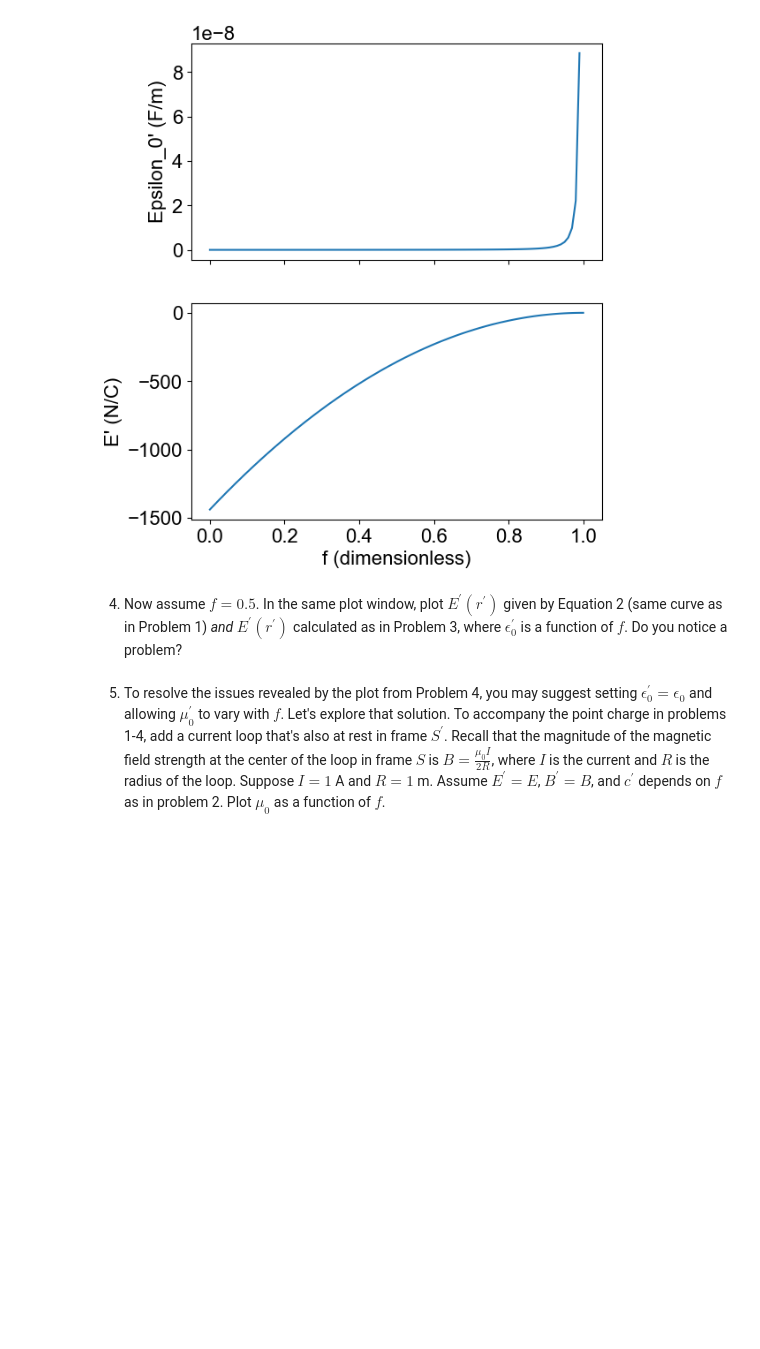
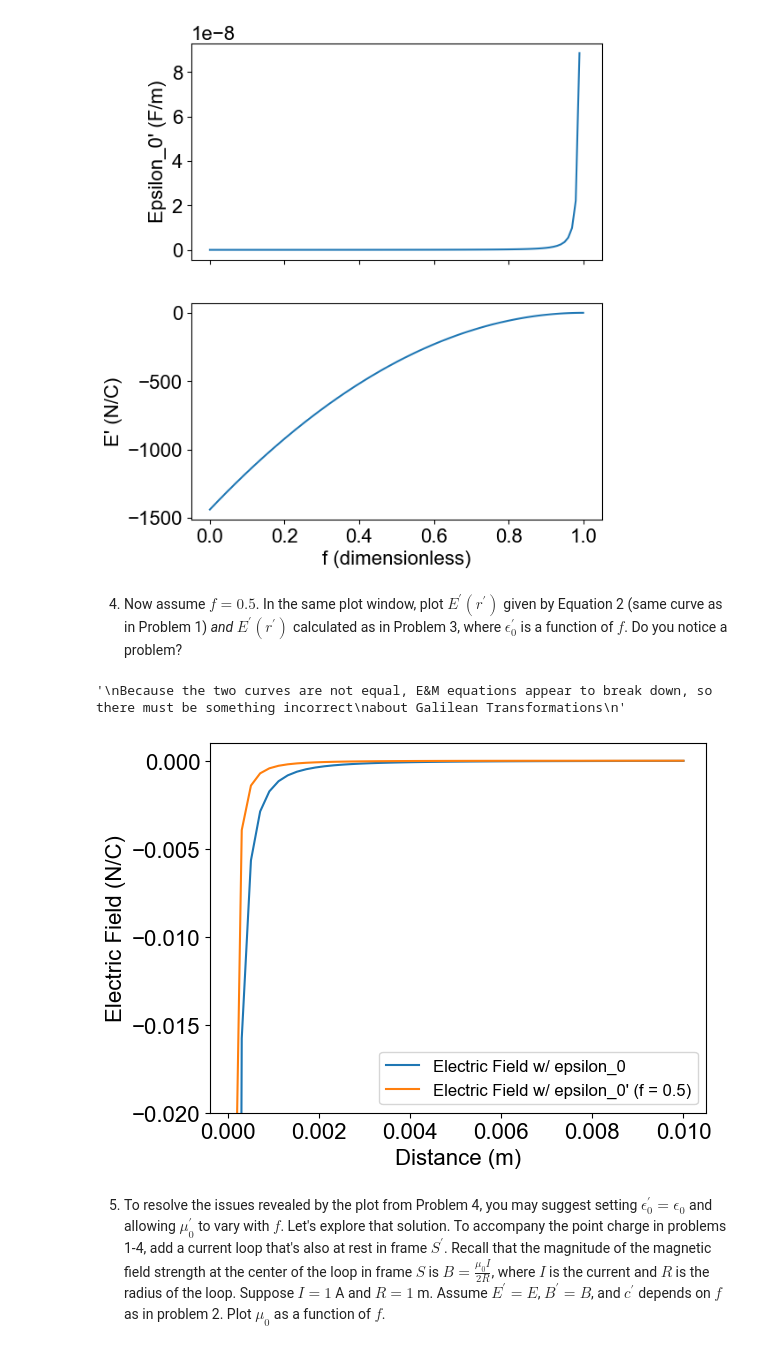
Before and after one commit to ashtonsouthwick/PHYS309, a Jupyter notebook: assignment1.ipynb, the cells around one changed output. Saved outputs shown, nothing was run; the diff lists cells and outputs as text; code cells hidden in the pictures; blank space fills up the shorter version.

```diff
--- a/assignment1.ipynb
+++ b/assignment1.ipynb
@@ -96,7 +96,24 @@ Text(0.5, 0, 'f (dimensionless)')
     <li>Now assume $f = 0.5$. In the same plot window, plot $E^{\prime}(r^{\prime})$ given by Equation 2 (same curve as in Problem 1) <em>and</em> $E^{\prime}(r^{\prime})$ calculated as in Problem 3, where $\epsilon_0^{\prime}$ is a function of $f$. Do you notice a problem?</li>
 </ol>
 # %%
-# Plot here
+eps_f_half = epsilon_0_prime(c_prime(0.5))
+E_f_half = -constants.e / (4 * np.pi * eps_f_half * r_prime**2)
+plt.plot(r_prime, E(-constants.e, r_prime), label= 'Electric Field w/ epsilon_0')
+plt.xlabel('Distance (m)')
+plt.ylabel('Electric Field (N/C)')
+plt.plot(r_prime, E_f_half, label = "Electric Field w/ epsilon_0' (f = 0.5)")
+plt.xlabel('Distance (m)')
+plt.ylabel('Electric Field (N/C)')
+plt.ylim(-0.02,0.001)
+plt.legend(fontsize = '12')
+
+"""
+Because the two curves are not equal, E&M equations appear to break down, so there must be something incorrect
+about Galilean Transformations
+"""
+# %% [output]
+'\nBecause the two curves are not equal, E&M equations appear to break down, so there must be something incorrect\nabout Galilean Transformations\n'
+[figure, added]
 # %% [markdown]
 <ol start=5>
     <li>To resolve the issues revealed by the plot from Problem 4, you may suggest setting $\epsilon_0^{\prime} = \epsilon_0$ and allowing $\mu_0^{\prime}$ to vary with $f$. Let's explore that solution. To accompany the point charge in problems 1-4, add a current loop that's also at rest in frame $S^{\prime}$. Recall that the magnitude of the magnetic field strength at the center of the loop in frame $S$ is $B = \frac{\mu_0 I}{2R}$, where $I$ is the current and $R$ is the radius of the loop. Suppose $I = 1$ A and $R = 1$ m. Assume $E^{\prime} = E$, $B^{\prime} = B$, and $c^{\prime}$ depends on $f$ as in problem 2. Plot $\mu_0$ as a function of $f$.</li>
```
Also changed, not shown: parts of 2 cells of this notebook.
